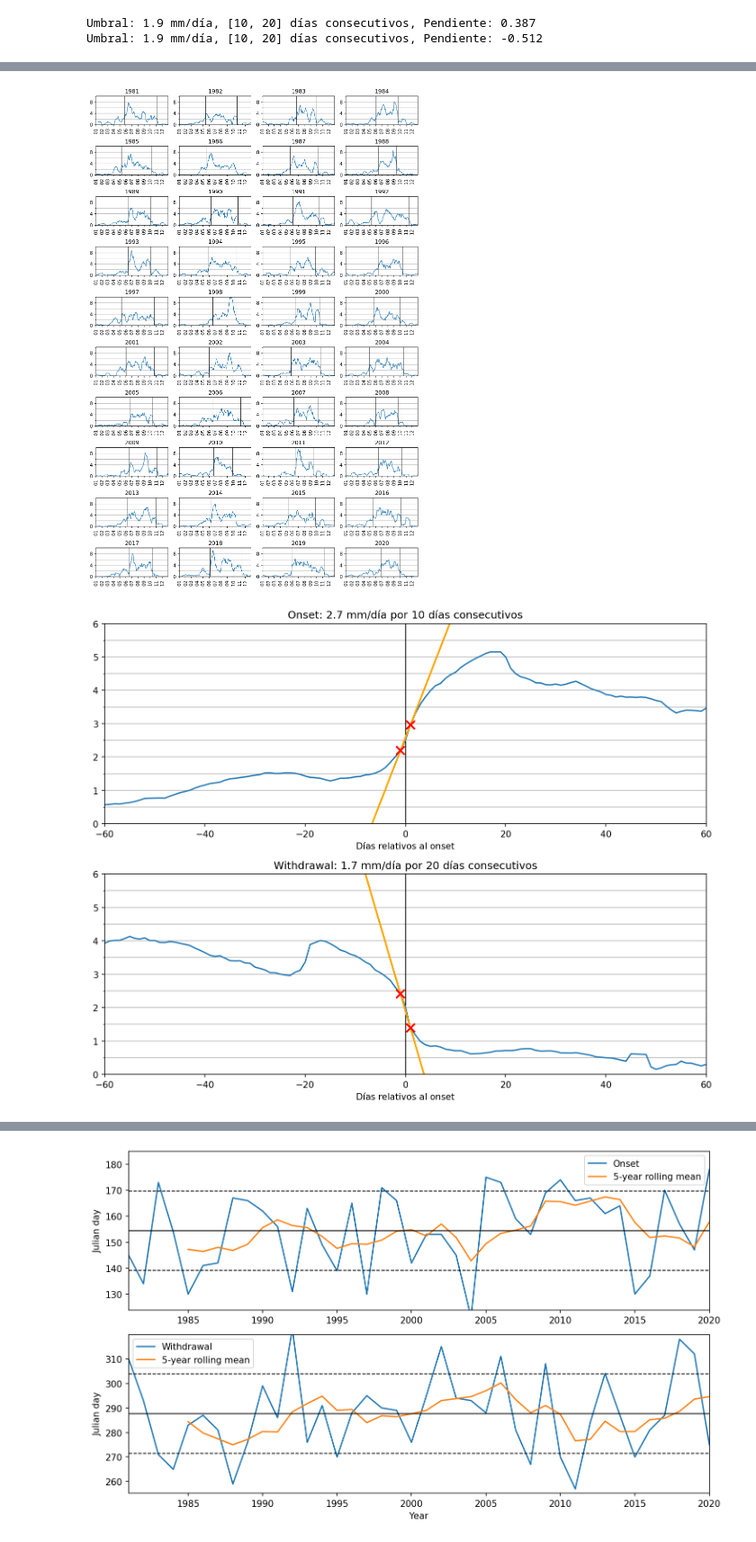
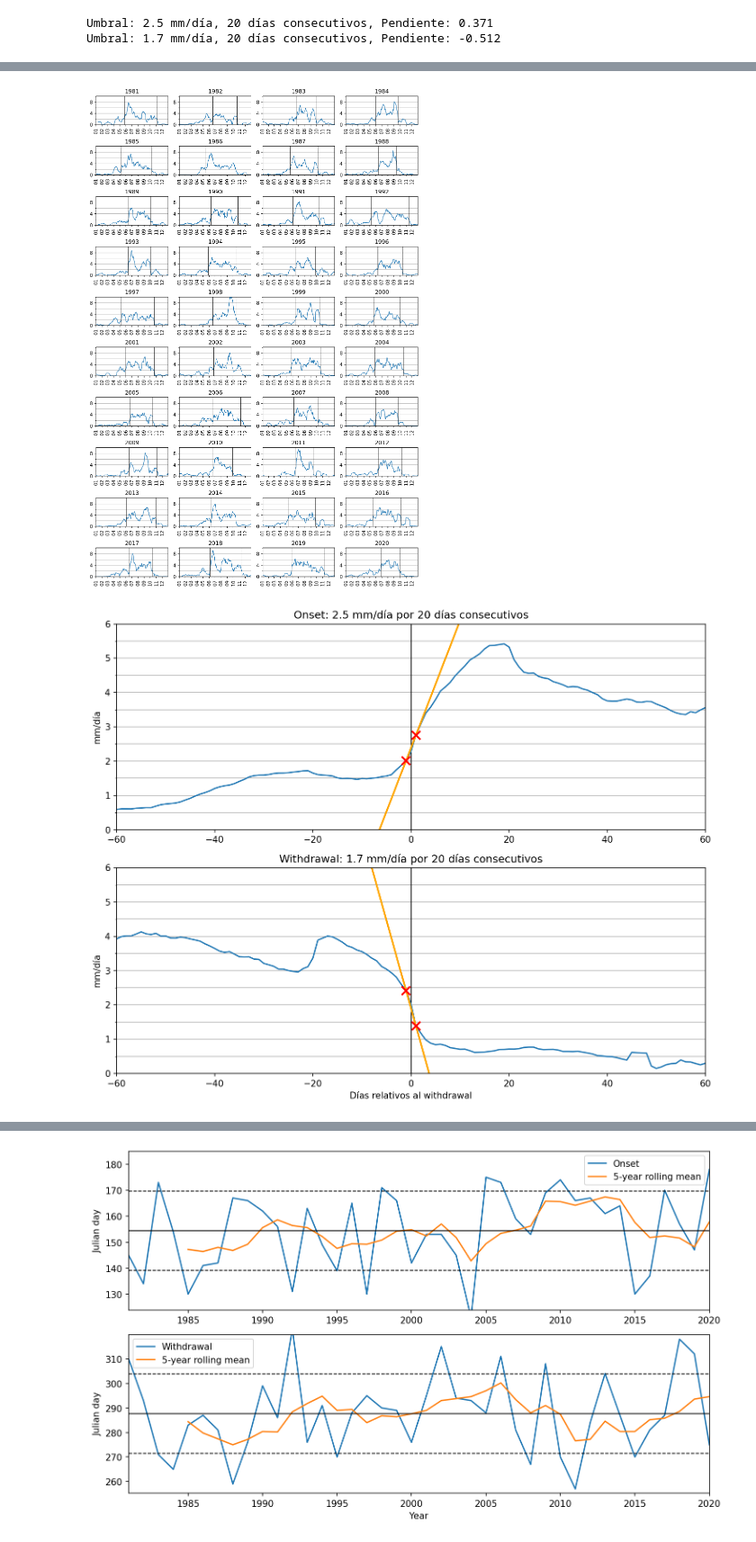
Before and after one commit to rodrigoms95/sequia, a Jupyter notebook: code/indice_pre.ipynb, the cells around one changed output, grey strips where cells are left out. Shown at 90% size. Saved outputs shown, nothing was run; the diff lists cells and outputs as text; code cells hidden in the pictures.

Commit message:
corregir onset

```diff
--- a/code/indice_pre.ipynb
+++ b/code/indice_pre.ipynb
@@ -422,8 +398,8 @@ Umbral: 1.9 mm/día, 20 días consecutivos, Pendiente: 0.472
 # Crea un índice de onset de acuerdo con
 # el umbral para n días seguidos de
 # cumplimiento con el criterio.
-umbral = [2.7, 1.7]
-n = [10, 20]
+umbral = [2.5, 1.7]
+n = [20, 20]
 # Inicio o fin de la racha de precipitación.
 k = [0, 0]
 for i in range( len(rec) ):
@@ -436,7 +412,7 @@ df_mean_ind = pd.DataFrame(
 
 years = range(year_r[0], year_r[1] + 1)
 c = "Cuenca"
-title = "onset_withdrawal_CHIRPS_igual_2_25.png"
+title = "onset_withdrawal_CHIRPS.png"
 
 # Onset.
 # Nombre de las columnas dummy.
@@ -629,6 +605,7 @@ pre_df["Día"] = pre_df.index.dayofyear
 pre_df = pre_df.pivot(index = "Día", columns = "Año")
 pre_df.columns = pre_df.columns.droplevel(0)
 
+# Eliminamos el 2021.
 pre_df = pre_df.iloc[:, :-1]
 
 for i in [0, 1]:
@@ -662,7 +639,7 @@ for i in [0, 1]:
     x_1 = -1
     x_2 =  1
     m = ( y_1 - y_2 ) / ( x_1 - x_2 )
-    print( f"Umbral: {u} mm/día, {n} días consecutivos, " +
+    print( f"Umbral: {umbral[i]} mm/día, {n[i]} días consecutivos, " +
         f"Pendiente: {m:.3f}" )
     axes[i].plot( ( x_1 + ( 0 - y_1 ) / m,
         x_1 + ( lim - y_1 ) / m ), (0, lim),
@@ -672,10 +649,8 @@ for i in [0, 1]:
     axes[i].plot( x_2, y_2, marker = "x",
         markersize = 10, mew = 2, color = "r" )
 
-    if i_n == 0:
-        axes[i].set_ylabel("mm/día")
-    if i_u == 2:
-        axes[i].set_xlabel( "Días relativos al " onset_n[i].lower() )
+    axes[i].set_ylabel("mm/día")
+    if i == 1: axes[i].set_xlabel( "Días relativos al " + onset_n[i].lower() )
 
     for ax in axes.flatten():
         ax.set_yticks( np.arange(0, lim, step[0]), minor = True )
@@ -693,12 +668,12 @@ date_2.iloc[:, 1] = date_2.iloc[:, 1].apply(lambda x: x.dayofyear)
 
 stats = date_2.describe()
 
-stats["Onset - date"] = pd.to_datetime(stats.iloc[:, 0], unit="D")
-stats["Withdrawal - date"] = pd.to_datetime(stats.iloc[:, 1], unit="D")
+stats["Onset - date"] = pd.to_datetime(stats.iloc[:, 0], unit = "D")
+stats["Withdrawal - date"] = pd.to_datetime(stats.iloc[:, 1], unit = "D")
 
 stats
 # %% [output]
-Umbral: 1.9 mm/día, [10, 20] días consecutivos, Pendiente: 0.387
-Umbral: 1.9 mm/día, [10, 20] días consecutivos, Pendiente: -0.512
+Umbral: 2.5 mm/día, 20 días consecutivos, Pendiente: 0.371
+Umbral: 1.7 mm/día, 20 días consecutivos, Pendiente: -0.512
 |  | Cuenca - Onset | Cuenca - Withdrawal | Cuenca - Length | Onset - date | Withdrawal - date |
 | count | 40.000000 | 40.000000 | 40 | 1970-02-10 00:00:00.000000000 | 1970-02-10 00:00:00.000000000 |
@@ -712,2 +687,2 @@ Umbral: 1.9 mm/día, [10, 20] días consecutivos, Pendiente: -0.512
-[figure, old version]
+[figure, new version]
-[figure, old version]
+[figure, new version]
```
Also changed, not shown: parts of 5 cells of this notebook, 2 other files.
